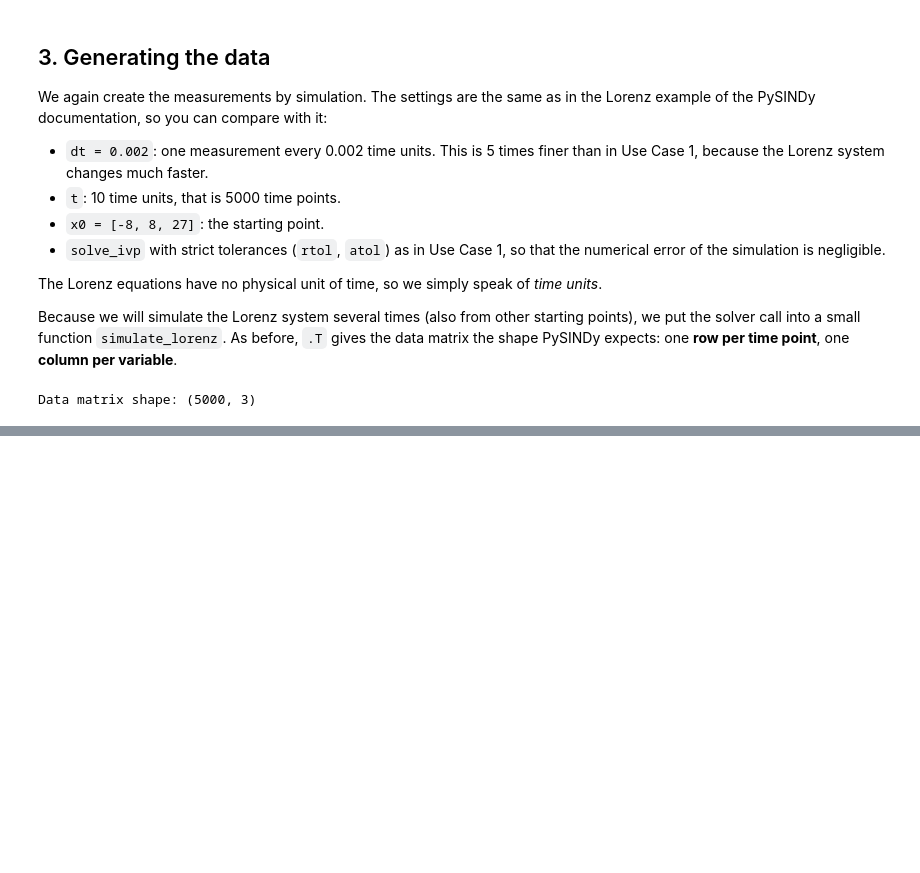
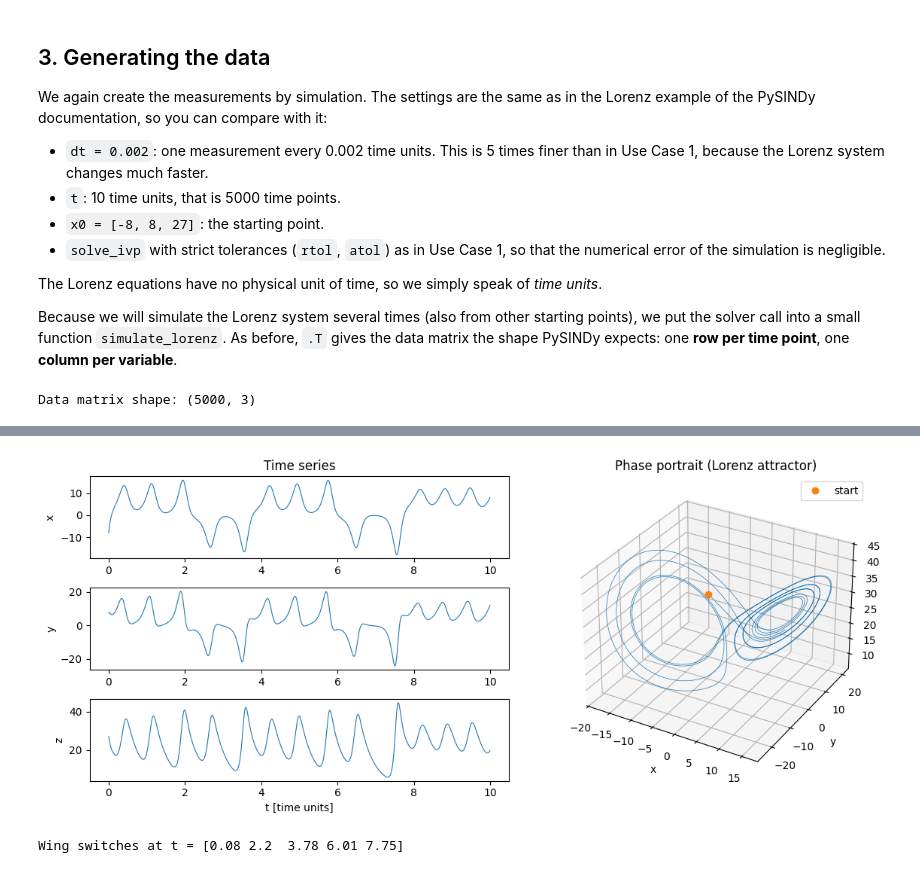
Before and after one commit to andreaprifti19/SINDy-Teaching-Usecases, a Jupyter notebook: notebooks/02_lorenz_system.ipynb, the cells around one changed output, grey strips where cells are left out. Saved outputs shown, nothing was run; the diff lists cells and outputs as text; code cells hidden in the pictures; blank space fills up the shorter version.

Commit message:
Visualizing the data, time series and phase portrait of the system.

```diff
--- a/notebooks/02_lorenz_system.ipynb
+++ b/notebooks/02_lorenz_system.ipynb
@@ -196,0 +206,24 @@ Data matrix shape: (5000, 3)
+# %%
+fig = plt.figure(figsize=(12, 5))
+for i, name in enumerate(["x", "y", "z"]):
+    ax = fig.add_subplot(3, 2, 2 * i + 1)
+    ax.plot(t, X[:, i], lw=0.8)
+    ax.set_ylabel(name)
+fig.axes[0].set_title("Time series")
+ax.set_xlabel("t [time units]")
+
+ax3d = fig.add_subplot(1, 2, 2, projection="3d")
+ax3d.plot(X[:, 0], X[:, 1], X[:, 2], lw=0.5)
+ax3d.plot(*X[0], "o", label="start")
+ax3d.set_xlabel("x"); ax3d.set_ylabel("y"); ax3d.set_zlabel("z")
+ax3d.set_title("Phase portrait (Lorenz attractor)"); ax3d.legend()
+plt.tight_layout()
+plt.savefig(f"{FIG_DIR}/lorenz_data_overview.png", dpi=200, bbox_inches="tight")
+plt.show()
+
+# A wing switch is a sign change of x.
+switch_times = t[1:][np.diff(np.sign(X[:, 0])) != 0]
+print("Wing switches at t =", np.round(switch_times, 2))
+# %% [output]
+[figure, added]
+Wing switches at t = [0.08 2.2  3.78 6.01 7.75]
```
Also changed, not shown: parts of 1 cell of this notebook.
